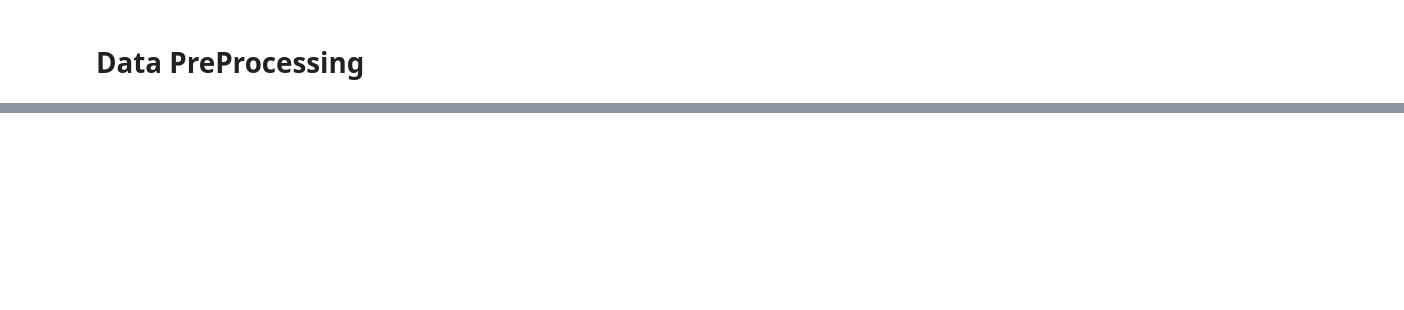
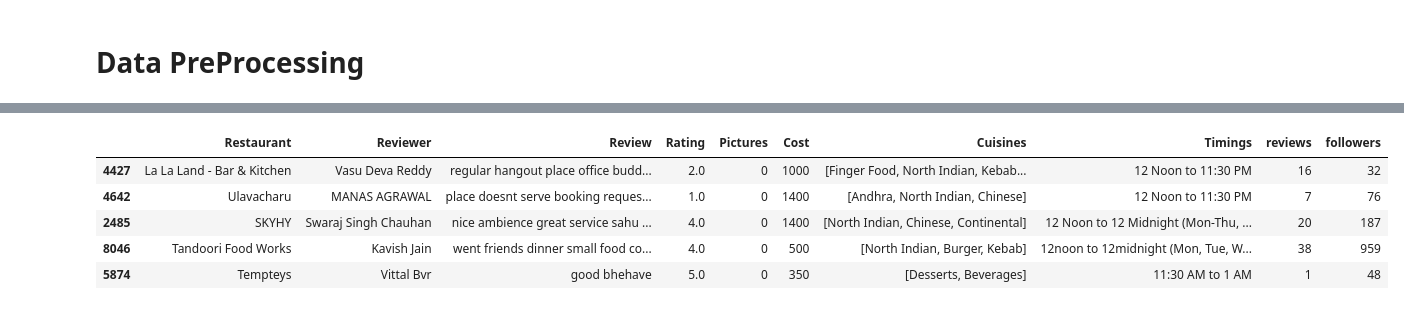
Before and after one commit to bhanuprakash-7/zomato-reviews-clustering-sentimental-analysis, a Jupyter notebook: ZOMATO RESTAURANT CLUSTERING AND SENTIMENT ANALYSIS.ipynb, the cells around one changed output, grey strips where cells are left out. Cells and saved outputs as stored; diff of their text form; code cells hidden in the pictures; blank space fills up the shorter version.

```diff
--- a/ZOMATO RESTAURANT CLUSTERING AND SENTIMENT ANALYSIS.ipynb
+++ b/ZOMATO RESTAURANT CLUSTERING AND SENTIMENT ANALYSIS.ipynb
@@ -266,0 +324,9 @@ df.sample(5)
+# %%
+df.sample(5)
+# %% [output]
+|  | Restaurant | Reviewer | Review | Rating | Pictures | Cost | Cuisines | Timings | reviews | followers |
+| 4427 | La La Land - Bar & Kitchen | Vasu Deva Reddy | regular hangout place office budd... | 2.0 | 0 | 1000 | [Finger Food, North Indian, Kebab... | 12 Noon to 11:30 PM | 16 | 32 |
+| 4642 | Ulavacharu | MANAS AGRAWAL | place doesnt serve booking reques... | 1.0 | 0 | 1400 | [Andhra, North Indian, Chinese] | 12 Noon to 11:30 PM | 7 | 76 |
+| 2485 | SKYHY | Swaraj Singh Chauhan | nice ambience great service sahu ... | 4.0 | 0 | 1400 | [North Indian, Chinese, Continental] | 12 Noon to 12 Midnight (Mon-Thu, ... | 20 | 187 |
+| 8046 | Tandoori Food Works | Kavish Jain | went friends dinner small food co... | 4.0 | 0 | 500 | [North Indian, Burger, Kebab] | 12noon to 12midnight (Mon, Tue, W... | 38 | 959 |
+| 5874 | Tempteys | Vittal Bvr | good bhehave | 5.0 | 0 | 350 | [Desserts, Beverages] | 11:30 AM to 1 AM | 1 | 48 |
```
Also changed, not shown: parts of 16 cells of this notebook.
